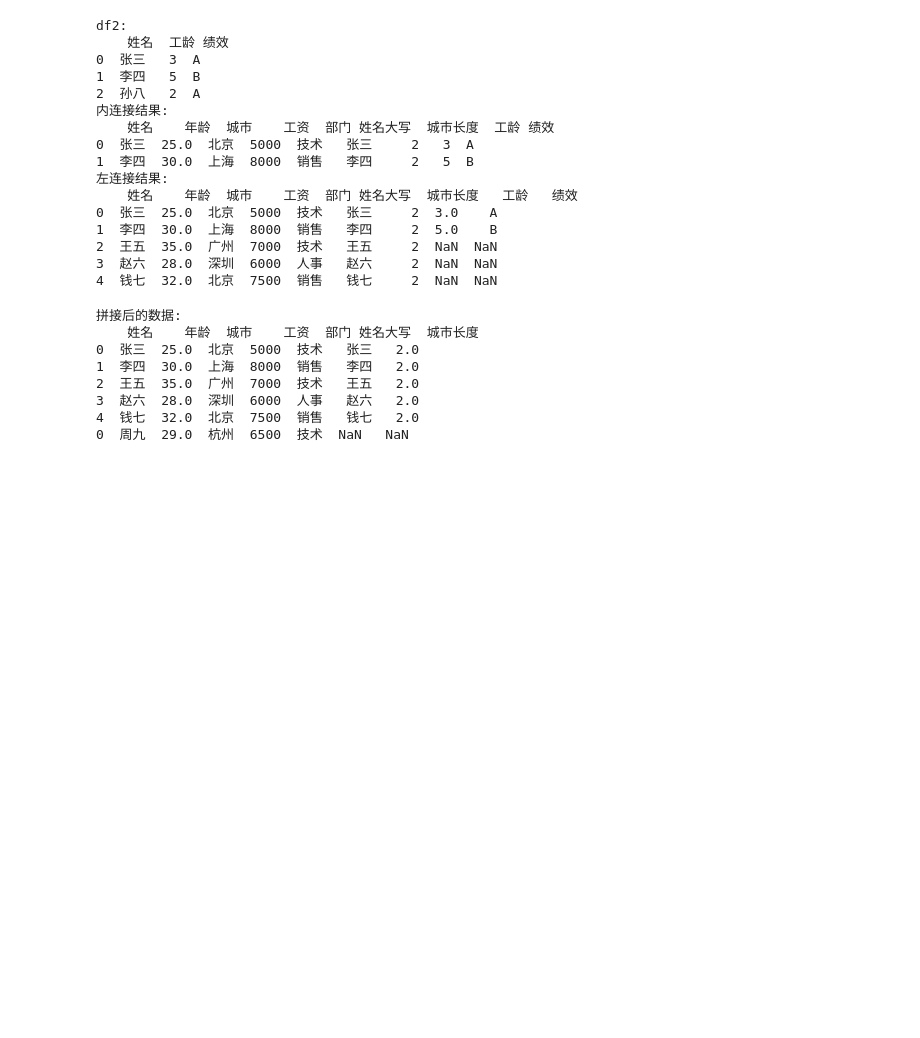
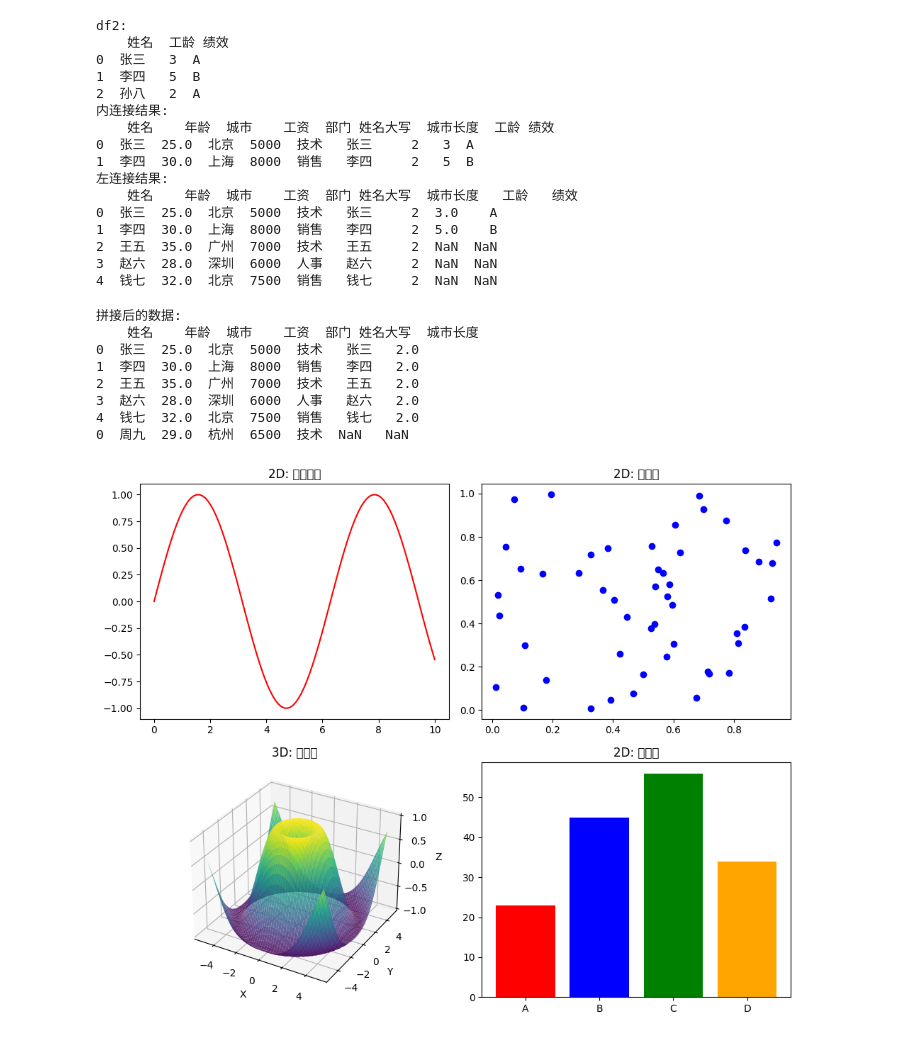
Before and after one commit to Aurora234/my-first-repository, a Jupyter notebook: machine_learning/ch_02_base/feature/test.ipynb, the cells around one changed output. Drawn from its saved outputs; the diff is of its cells as text; code cells hidden in the pictures; blank space fills up the shorter version.

```diff
--- a/machine_learning/ch_02_base/feature/test.ipynb
+++ b/machine_learning/ch_02_base/feature/test.ipynb
@@ -568,3 +568,49 @@ print("拼接后的数据:\n", df_appended)
 3  赵六  28.0  深圳  6000  人事   赵六   2.0
 4  钱七  32.0  北京  7500  销售   钱七   2.0
 0  周九  29.0  杭州  6500  技术  NaN   NaN
+# %%
+import matplotlib.pyplot as plt
+from mpl_toolkits.mplot3d import Axes3D
+import numpy as np
+
+# 创建图形
+fig = plt.figure(figsize=(10, 8))
+
+# 添加4个子图，其中第3个是3D的
+ax1 = fig.add_subplot(221)  # 2x2网格，位置1 (2D)
+ax2 = fig.add_subplot(222)  # 2x2网格，位置2 (2D)
+ax3 = fig.add_subplot(223, projection='3d')  # 2x2网格，位置3 (3D) ← 重点！
+ax4 = fig.add_subplot(224)  # 2x2网格，位置4 (2D)
+
+# 为每个子图添加内容
+# 子图1: 2D线图
+x = np.linspace(0, 10, 100)
+ax1.plot(x, np.sin(x), 'r-')
+ax1.set_title('2D: 正弦函数')
+
+# 子图2: 2D散点图
+ax2.scatter(np.random.rand(50), np.random.rand(50), c='blue')
+ax2.set_title('2D: 散点图')
+
+# 子图3: 3D曲面图 ← 这就是我们的3D子图！
+X = np.linspace(-5, 5, 50)
+Y = np.linspace(-5, 5, 50)
+X, Y = np.meshgrid(X, Y)
+Z = np.sin(np.sqrt(X**2 + Y**2))
+
+ax3.plot_surface(X, Y, Z, cmap='viridis', alpha=0.8)
+ax3.set_title('3D: 曲面图')
+ax3.set_xlabel('X')
+ax3.set_ylabel('Y')
+ax3.set_zlabel('Z')
+
+# 子图4: 2D柱状图
+categories = ['A', 'B', 'C', 'D']
+values = [23, 45, 56, 34]
+ax4.bar(categories, values, color=['red', 'blue', 'green', 'orange'])
+ax4.set_title('2D: 柱状图')
+
+plt.tight_layout()
+plt.show()
+# %% [output]
+[figure, added]
```
Also changed, not shown: 1 other file.
